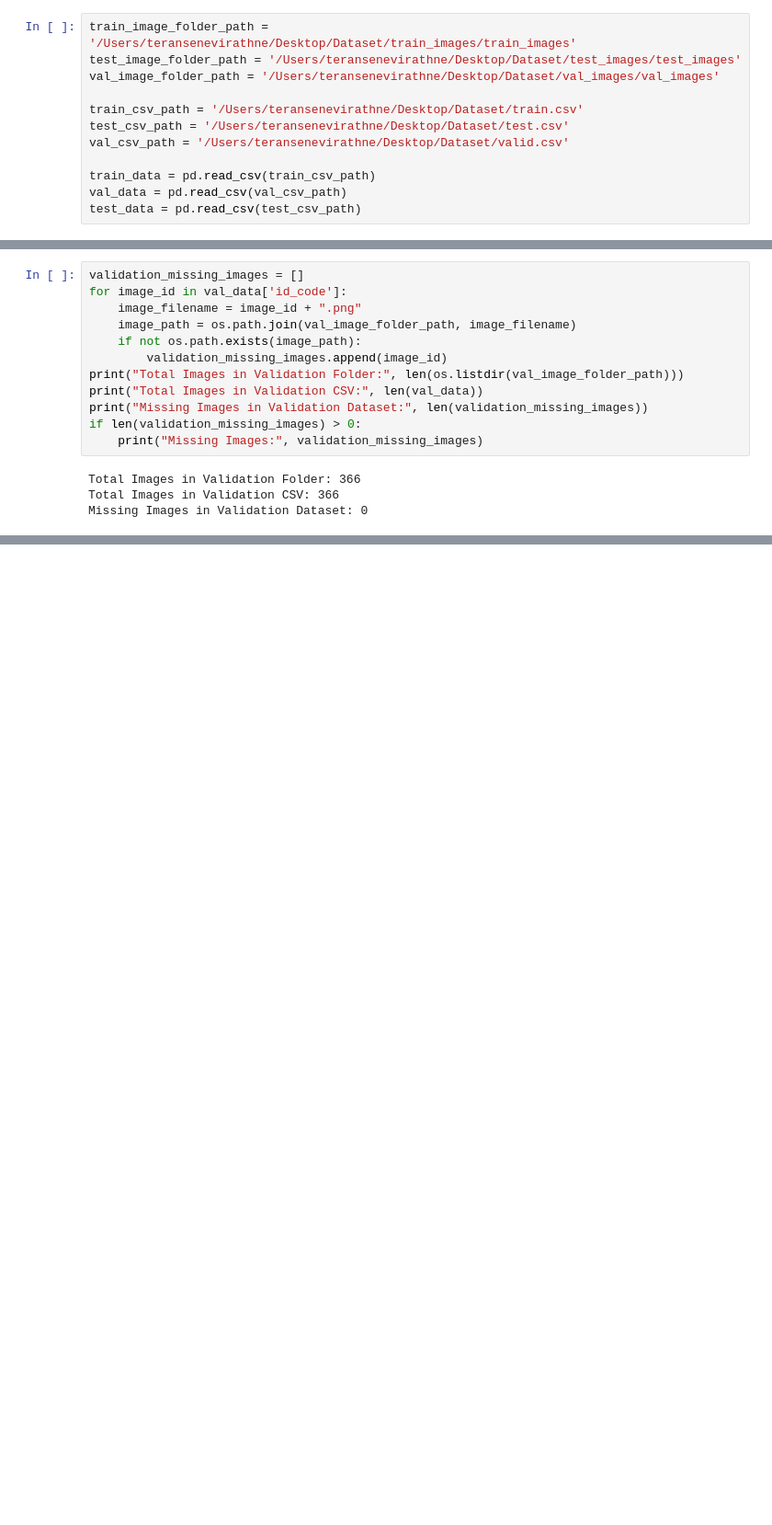
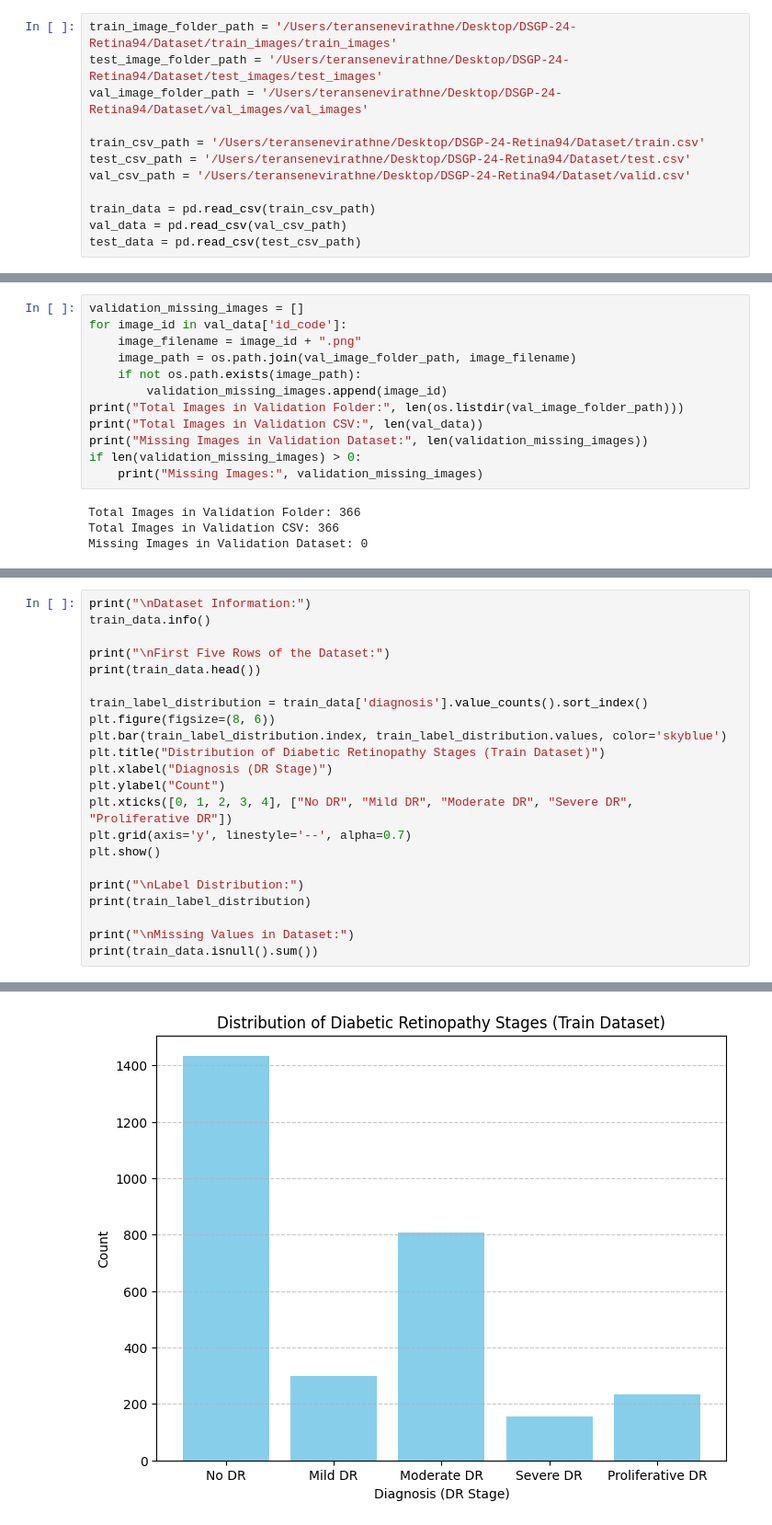
Before and after one commit to Romal27/DSGP-24-Retina94, a Jupyter notebook: Exploratory_Data_Analysis.ipynb, the cells around one changed output, grey strips where cells are left out. Shown at 92% size. Saved outputs shown, nothing was run; the diff lists cells and outputs as text; blank space fills up the shorter version.

Commit message:
Basic overview of the dataset.

```diff
--- a/Exploratory_Data_Analysis.ipynb
+++ b/Exploratory_Data_Analysis.ipynb
@@ -6,13 +7,13 @@ import pandas as pd
 # %% [markdown]
 ### Defining paths and loading the 3 csv files
 # %%
-train_image_folder_path = '/Users/teransenevirathne/Desktop/Dataset/train_images/train_images'
-test_image_folder_path = '/Users/teransenevirathne/Desktop/Dataset/test_images/test_images'
-val_image_folder_path = '/Users/teransenevirathne/Desktop/Dataset/val_images/val_images'
+train_image_folder_path = '/Users/teransenevirathne/Desktop/DSGP-24-Retina94/Dataset/train_images/train_images'
+test_image_folder_path = '/Users/teransenevirathne/Desktop/DSGP-24-Retina94/Dataset/test_images/test_images'
+val_image_folder_path = '/Users/teransenevirathne/Desktop/DSGP-24-Retina94/Dataset/val_images/val_images'
 
-train_csv_path = '/Users/teransenevirathne/Desktop/Dataset/train.csv'
-test_csv_path = '/Users/teransenevirathne/Desktop/Dataset/test.csv'
-val_csv_path = '/Users/teransenevirathne/Desktop/Dataset/valid.csv'
+train_csv_path = '/Users/teransenevirathne/Desktop/DSGP-24-Retina94/Dataset/train.csv'
+test_csv_path = '/Users/teransenevirathne/Desktop/DSGP-24-Retina94/Dataset/test.csv'
+val_csv_path = '/Users/teransenevirathne/Desktop/DSGP-24-Retina94/Dataset/valid.csv'
 
 train_data = pd.read_csv(train_csv_path)
 val_data = pd.read_csv(val_csv_path)
@@ -73,0 +77,23 @@ Missing Images in Validation Dataset: 0
+# %%
+print("\nDataset Information:")
+train_data.info()
+
+print("\nFirst Five Rows of the Dataset:")
+print(train_data.head())
+
+train_label_distribution = train_data['diagnosis'].value_counts().sort_index()
+plt.figure(figsize=(8, 6))
+plt.bar(train_label_distribution.index, train_label_distribution.values, color='skyblue')
+plt.title("Distribution of Diabetic Retinopathy Stages (Train Dataset)")
+plt.xlabel("Diagnosis (DR Stage)")
+plt.ylabel("Count")
+plt.xticks([0, 1, 2, 3, 4], ["No DR", "Mild DR", "Moderate DR", "Severe DR", "Proliferative DR"])
+plt.grid(axis='y', linestyle='--', alpha=0.7)
+plt.show()
+
+print("\nLabel Distribution:")
+print(train_label_distribution)
+
+print("\nMissing Values in Dataset:")
+print(train_data.isnull().sum())
+# %% [output]
@@ -73,0 +118 @@ Missing Images in Validation Dataset: 0
+[figure, added]
```
Also changed, not shown: parts of 9 cells of this notebook.
